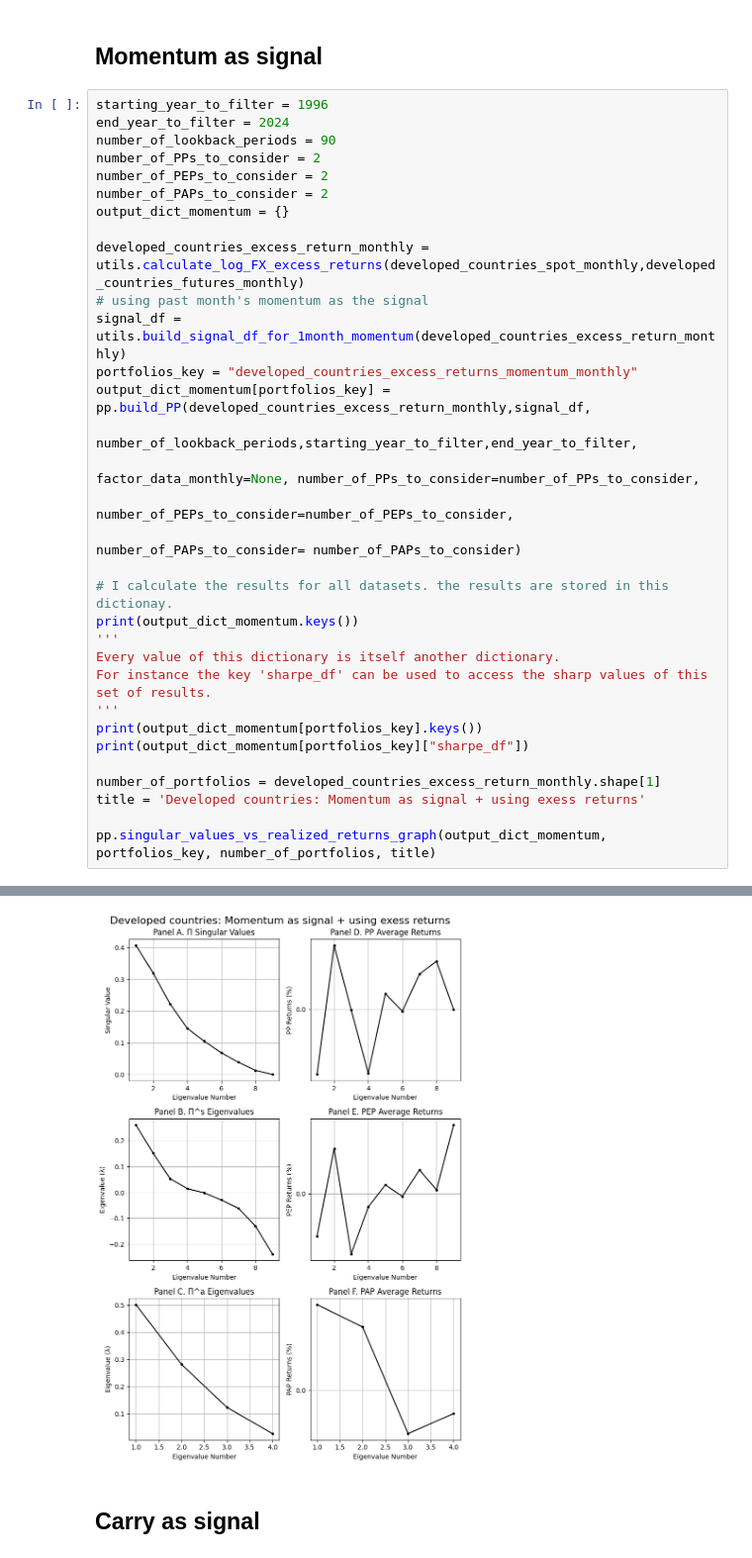
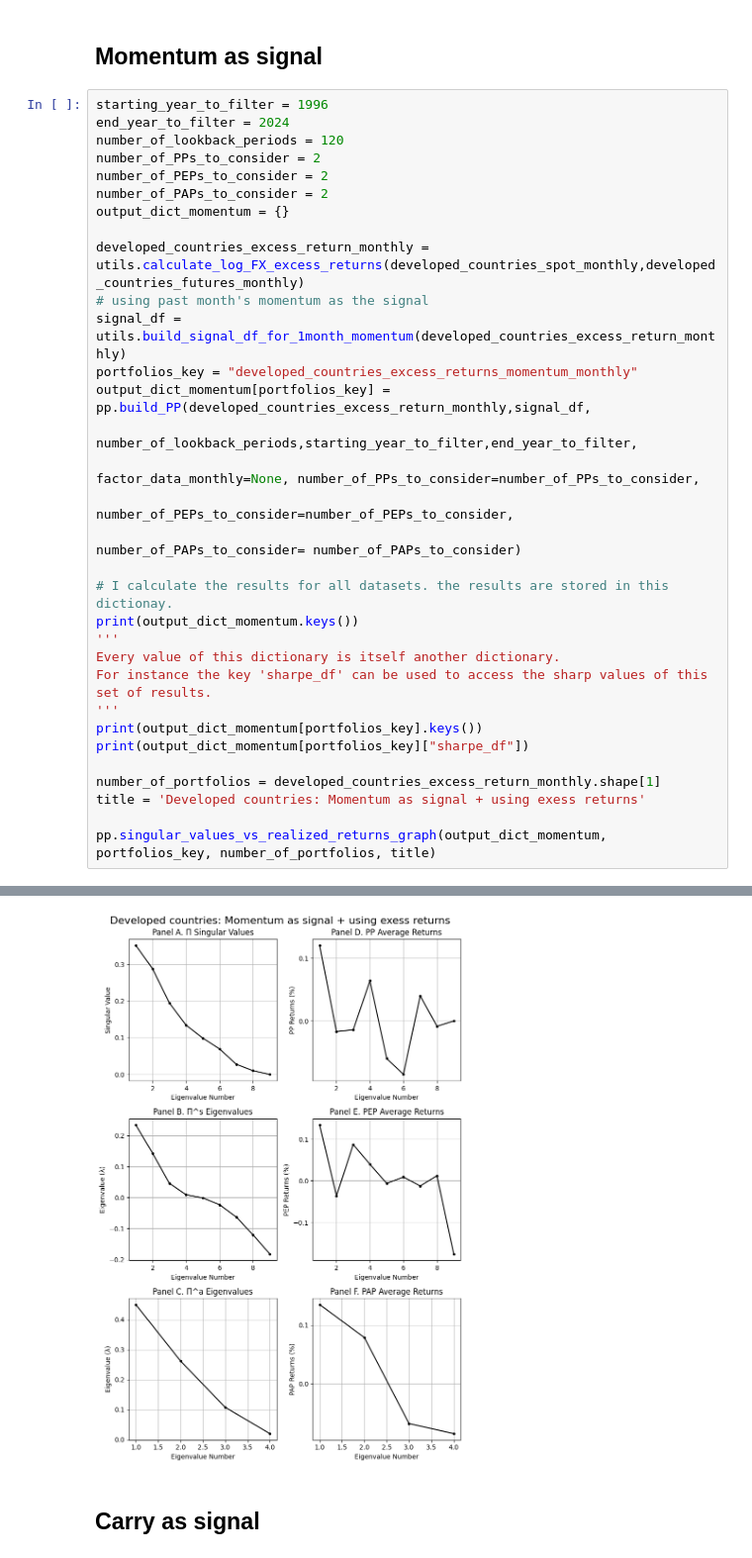
Before and after one commit to aminizadyar/Principal-Portfolios, a Jupyter notebook: PP_single_currency.ipynb, the cells around one changed output, grey strips where cells are left out. Shown at 99% size. Cells and saved outputs as stored; diff of their text form.

```diff
--- a/PP_single_currency.ipynb
+++ b/PP_single_currency.ipynb
@@ -24,7 +24,7 @@ developed_countries_simple_return_monthly = utils.calculate_log_FX_excess_return
 # %%
 starting_year_to_filter = 1996
 end_year_to_filter = 2024
-number_of_lookback_periods = 90
+number_of_lookback_periods = 120
 number_of_PPs_to_consider = 2
 number_of_PEPs_to_consider = 2
 number_of_PAPs_to_consider = 2
@@ -73,5 +73,5 @@ PEP and PAP 1-n                   0.212829
 dtype: float64
-[figure, old version]
+[figure, new version]
 # %% [markdown]
 ## Carry as signal
 # %%
```
Also changed, not shown: parts of 3 cells of this notebook, 3 other files.
